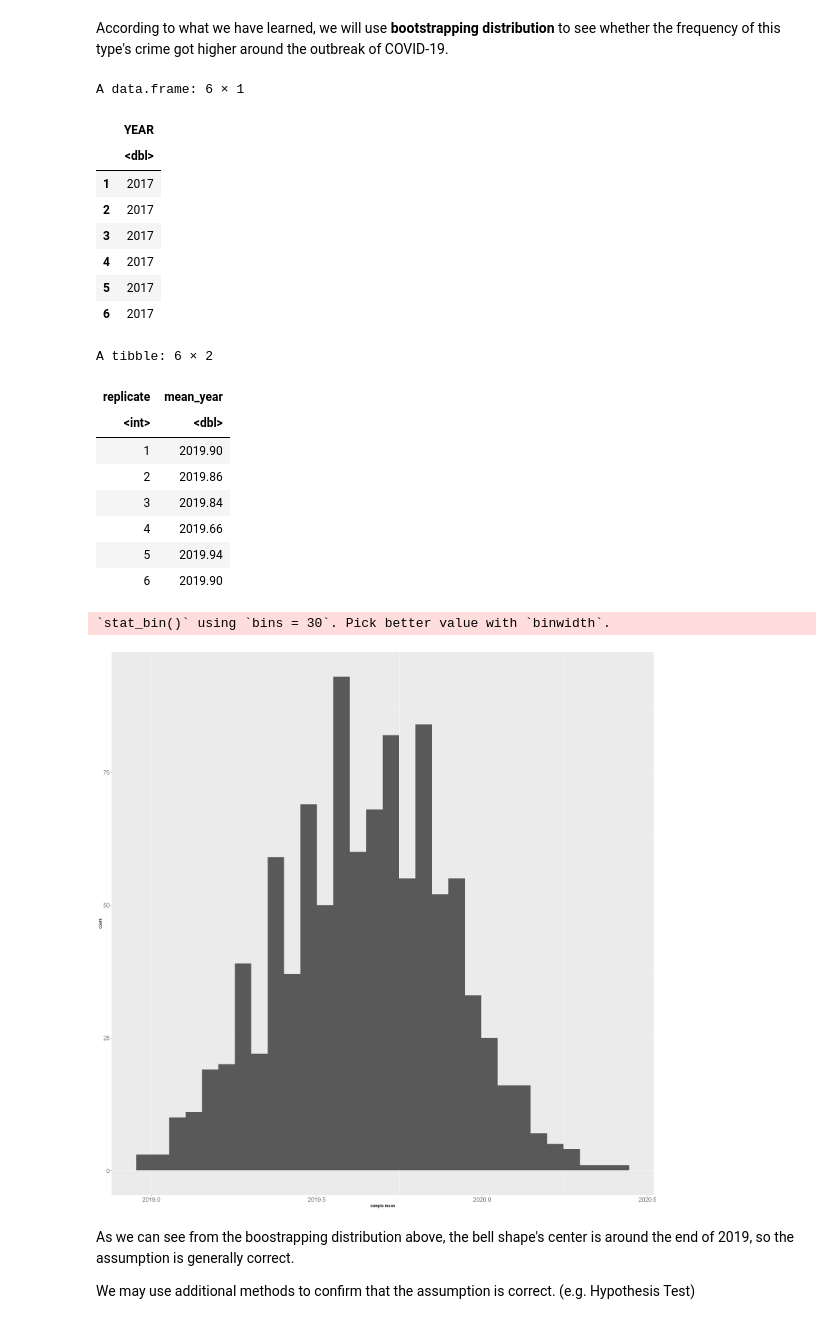
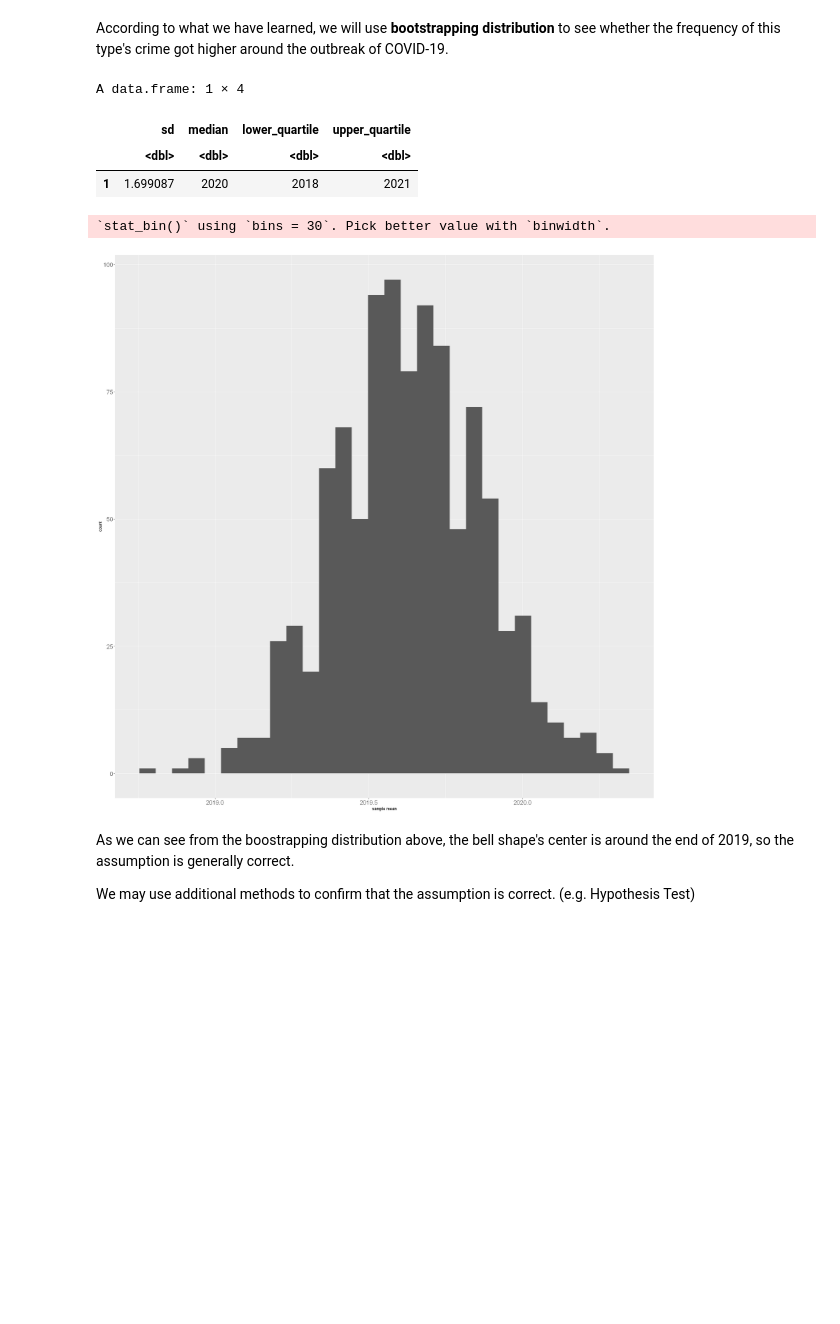
Before and after one commit to Rz02/stat201_2022w2_group_06_project, a Jupyter notebook: crime_rate_comparison.ipynb, the cells around one changed output. Saved outputs shown, nothing was run; the diff lists cells and outputs as text; code cells hidden in the pictures; blank space fills up the shorter version.

Commit message:
final draft, quantile, sd and conclusion added

```diff
--- a/crime_rate_comparison.ipynb
+++ b/crime_rate_comparison.ipynb
@@ -193,44 +193,35 @@ According to what we have learned, we will use **bootstrapping distribution** to
 # %%
 # make the data in the YEAR column numerical
 crime_for_offence$YEAR <- as.numeric(crime_for_offence$YEAR)
 
-head(crime_for_offence)
-
-# Distribution
+# Explore the sample data
 crime_data_filtered <- crime_for_offence %>%
     rep_sample_n(size = 50, replace = TRUE, reps = 1000) %>%
     group_by(replicate) %>%
     summarise(mean_year = mean(YEAR))
-head(crime_data_filtered)
+
+crime_for_offence_summ <- crime_for_offence %>%
+    summarise(sd = sd(YEAR),
+    median = median(YEAR),
+    lower_quartile = quantile(YEAR, 0.25),
+    upper_quartile = quantile(YEAR, 0.75))
+
+head(crime_for_offence_summ)
 
 # Visualization
 crime_data_filtered_vis <- ggplot(crime_data_filtered, aes(x = mean_year)) +
     geom_histogram() +
     labs(x = "sample mean") +
     theme(axis.text = element_text(size = 15))
 
 crime_data_filtered_vis
 # %% [output]
-A data.frame: 6 × 1
+A data.frame: 1 × 4
-|  | YEAR |
-|  | <dbl> |
-| 1 | 2017 |
-| 2 | 2017 |
-| 3 | 2017 |
-| 4 | 2017 |
-| 5 | 2017 |
-| 6 | 2017 |
+|  | sd | median | lower_quartile | upper_quartile |
+|  | <dbl> | <dbl> | <dbl> | <dbl> |
+| 1 | 1.699087 | 2020 | 2018 | 2021 |
-A tibble: 6 × 2
+`stat_bin()` using `bins = 30`. Pick better value with `binwidth`.
-| replicate | mean_year |
-| <int> | <dbl> |
-| 1 | 2019.90 |
-| 2 | 2019.86 |
-| 3 | 2019.84 |
-| 4 | 2019.66 |
-| 5 | 2019.94 |
-| 6 | 2019.90 |
-`stat_bin()` using `bins = 30`. Pick better value with `binwidth`.
-[figure, old version]
+[figure, new version]
 # %% [markdown]
 As we can see from the boostrapping distribution above, the bell shape's center is around the end of 2019, so the assumption is generally correct.
 
```
Also changed, not shown: parts of 2 cells of this notebook.
